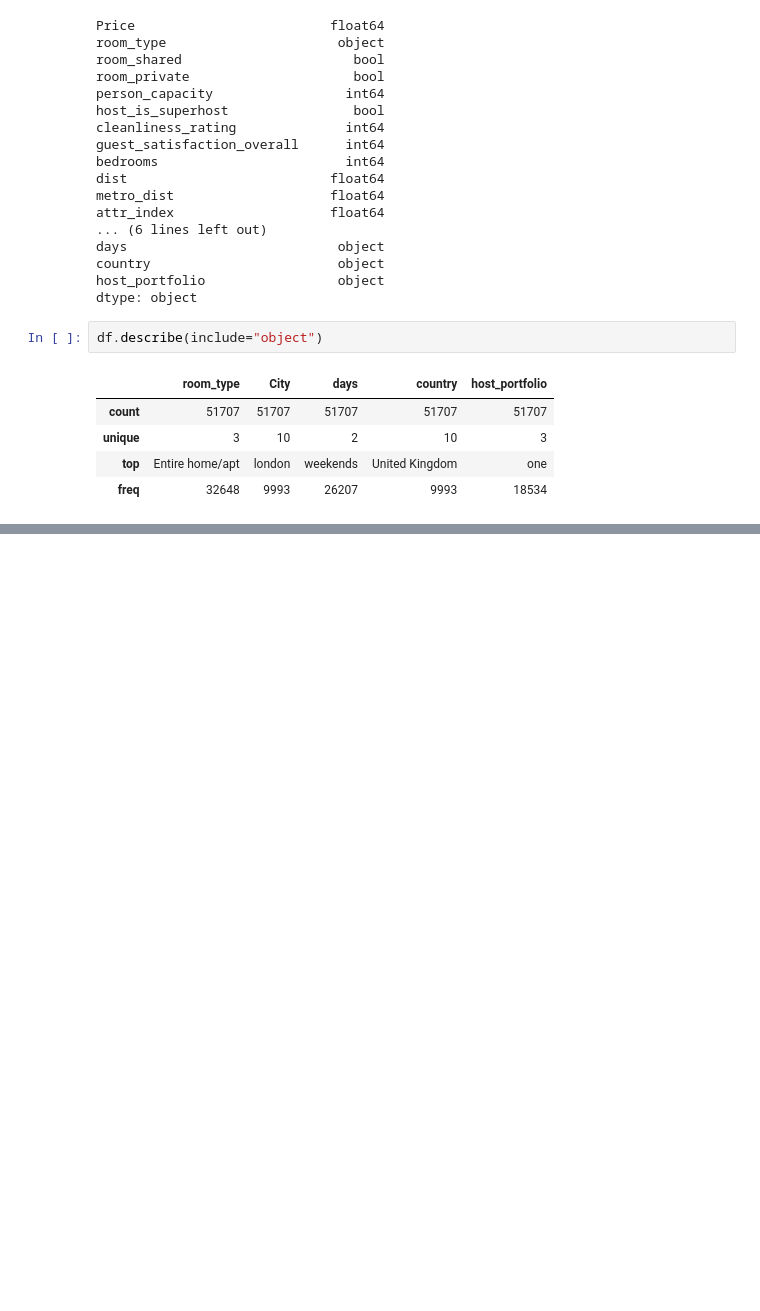
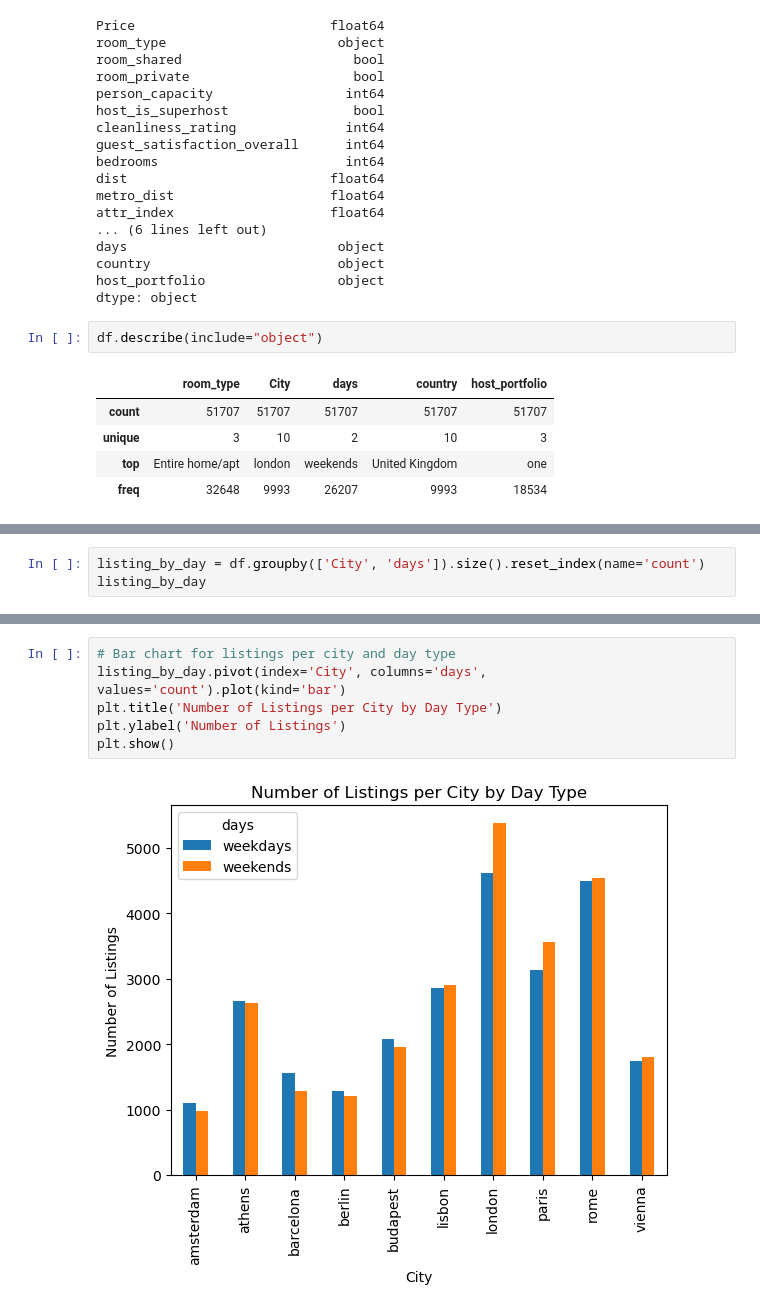
Before and after one commit to Titaniel3/ASDA_2025_Group_1_Portfolio_new, a Jupyter notebook: notebooks/Week4_Homework_neu.ipynb, the cells around one changed output, grey strips where cells are left out. Saved outputs shown, nothing was run; the diff lists cells and outputs as text; blank space fills up the shorter version.

```diff
--- a/notebooks/Week4_Homework_neu.ipynb
+++ b/notebooks/Week4_Homework_neu.ipynb
@@ -270,0 +288,3 @@ df.describe ()
+# %%
+listing_by_day = df.groupby(['City', 'days']).size().reset_index(name='count')
+listing_by_day
@@ -270,0 +309,8 @@ df.describe ()
+# %%
+# Bar chart for listings per city and day type
+listing_by_day.pivot(index='City', columns='days', values='count').plot(kind='bar')
+plt.title('Number of Listings per City by Day Type')
+plt.ylabel('Number of Listings')
+plt.show()
+# %% [output]
+[figure, added]
```
Also changed, not shown: parts of 12 cells of this notebook.
